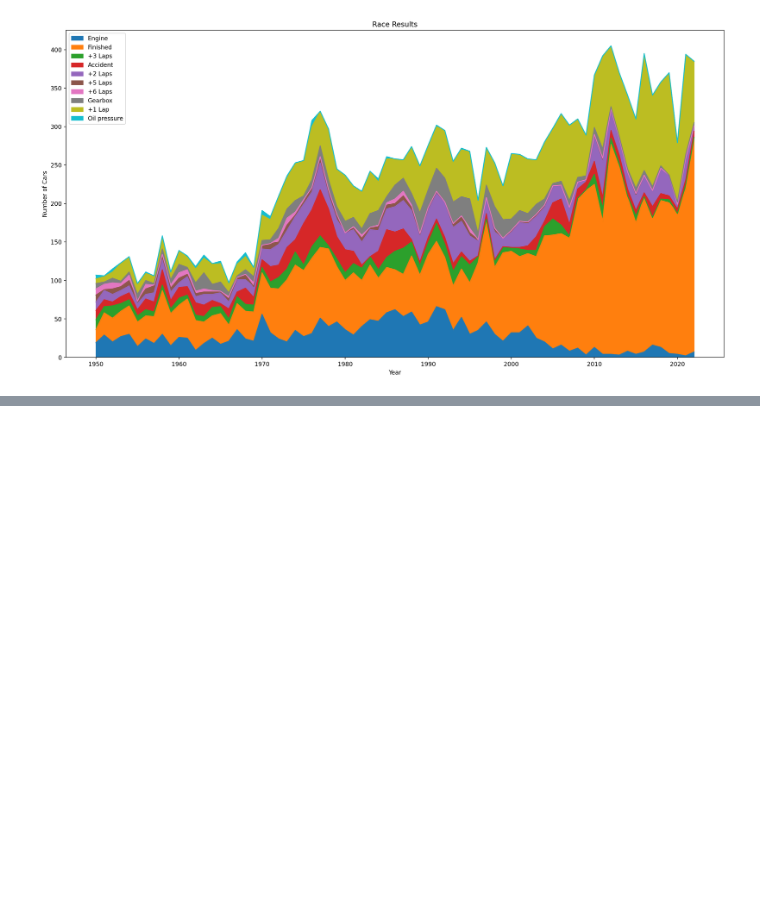
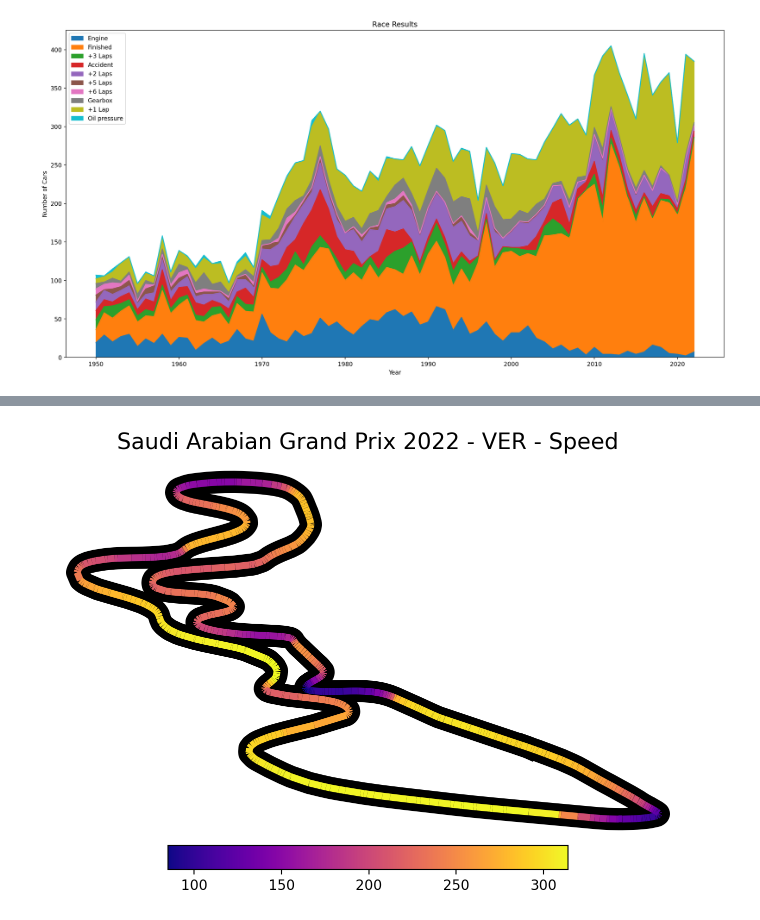
Before and after one commit to khushmeeet/f1, a Jupyter notebook: F1 analysis.ipynb, the cells around one changed output, grey strips where cells are left out. Saved outputs shown, nothing was run; the diff lists cells and outputs as text; code cells hidden in the pictures; blank space fills up the shorter version.

```diff
--- a/F1 analysis.ipynb
+++ b/F1 analysis.ipynb
@@ -136,0 +115,16 @@ core           INFO     Finished loading data for 20 drivers: ['16', '55', '44',
+# %%
+def plot_lap(x, y, weekend, year, driver):
+    # We create a plot with title and adjust some setting to make it look good.
+    fig, ax = plt.subplots(sharex=True, sharey=True, figsize=(8, 4.75))
+    fig.suptitle(f'{weekend.name} {year} - {driver} - Speed', size=16, y=0.97)
+    plt.subplots_adjust(left=0.1, right=0.9, top=0.9, bottom=0.12)
+    ax.axis('off')
+    ax.plot(x, y, color='black', linestyle='-', linewidth=16, zorder=0)
+    norm = plt.Normalize(color.min(), color.max())
+    lc = LineCollection(segments, cmap=mpl.cm.plasma, norm=norm, linestyle='-', linewidth=5)
+    lc.set_array(color)
+    line = ax.add_collection(lc)
+    cbaxes = fig.add_axes([0.25, 0.05, 0.5, 0.05])
+    normlegend = mpl.colors.Normalize(vmin=color.min(), vmax=color.max())
+    legend = mpl.colorbar.ColorbarBase(cbaxes, norm=normlegend, cmap=mpl.cm.plasma, orientation="horizontal")
+    plt.show()
@@ -136,0 +151,9 @@ core           INFO     Finished loading data for 20 drivers: ['16', '55', '44',
+# %%
+x = ver_lap.telemetry["X"]
+y = ver_lap.telemetry["Y"]
+color = ver_lap.telemetry["Speed"]
+points = np.array([x, y]).T.reshape(-1, 1, 2)
+segments = np.concatenate([points[:-1], points[1:]], axis=1)
+plot_lap(x, y, weekend, 2022, "VER")
+# %% [output]
+[figure, added]
```
Also changed, not shown: parts of 6 cells of this notebook.
